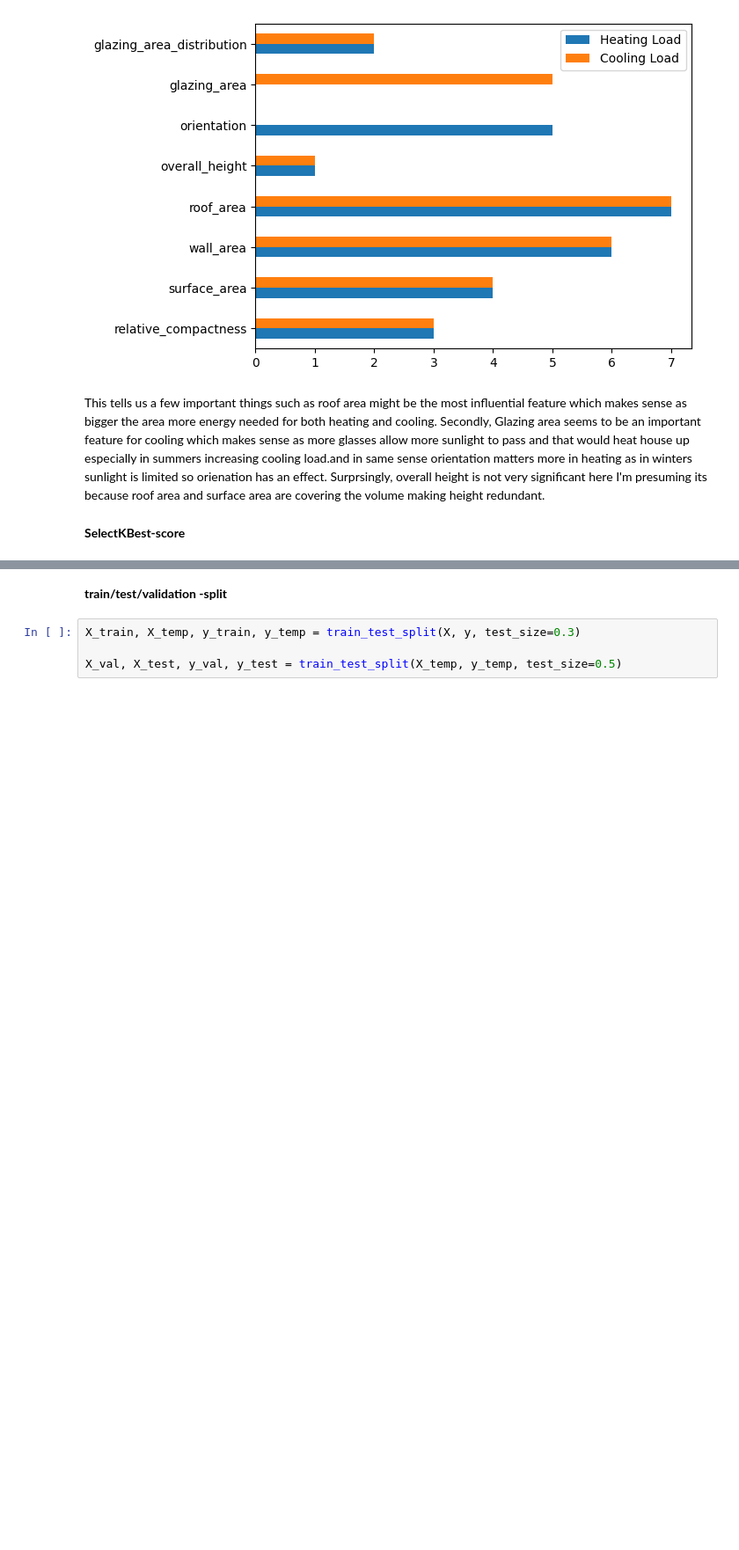
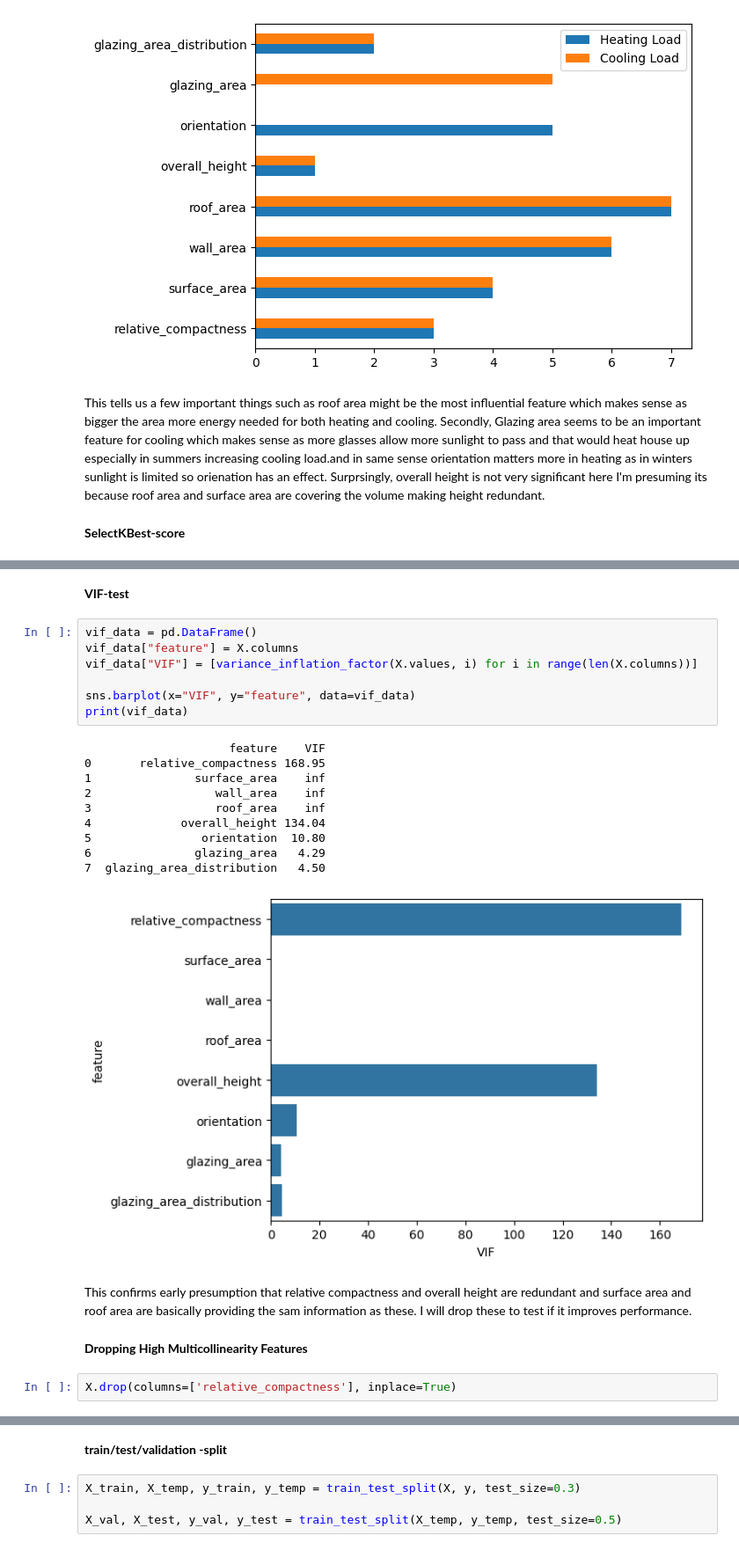
Before and after one commit to Saadtariq32/Deep-Learning, a Jupyter notebook: ANN Regresion/ANN Regresion Optimised.ipynb, the cells around one changed output, grey strips where cells are left out. Shown at 88% size. Cells and saved outputs as stored; diff of their text form; blank space fills up the shorter version.

```diff
--- a/ANN Regresion/ANN Regresion Optimised.ipynb
+++ b/ANN Regresion/ANN Regresion Optimised.ipynb
@@ -144,0 +195,26 @@ We can observe that roof are and surface area are consistently the most influent
+# %% [markdown]
+**VIF-test**
+# %%
+vif_data = pd.DataFrame()
+vif_data["feature"] = X.columns
+vif_data["VIF"] = [variance_inflation_factor(X.values, i) for i in range(len(X.columns))]
+
+sns.barplot(x="VIF", y="feature", data=vif_data)
+print(vif_data)
+# %% [output]
+                     feature    VIF
+0       relative_compactness 168.95
+1               surface_area    inf
+2                  wall_area    inf
+3                  roof_area    inf
+4             overall_height 134.04
+5                orientation  10.80
+6               glazing_area   4.29
+7  glazing_area_distribution   4.50
+[figure, added]
+# %% [markdown]
+This confirms early presumption that relative compactness and overall height are redundant and surface area and roof area are basically providing the sam information as these. I will drop these to test if it improves performance.
+# %% [markdown]
+**Dropping High Multicollinearity Features**
+# %%
+X.drop(columns=['relative_compactness'], inplace=True)
```
Also changed, not shown: parts of 32 cells of this notebook, 3 other files.
